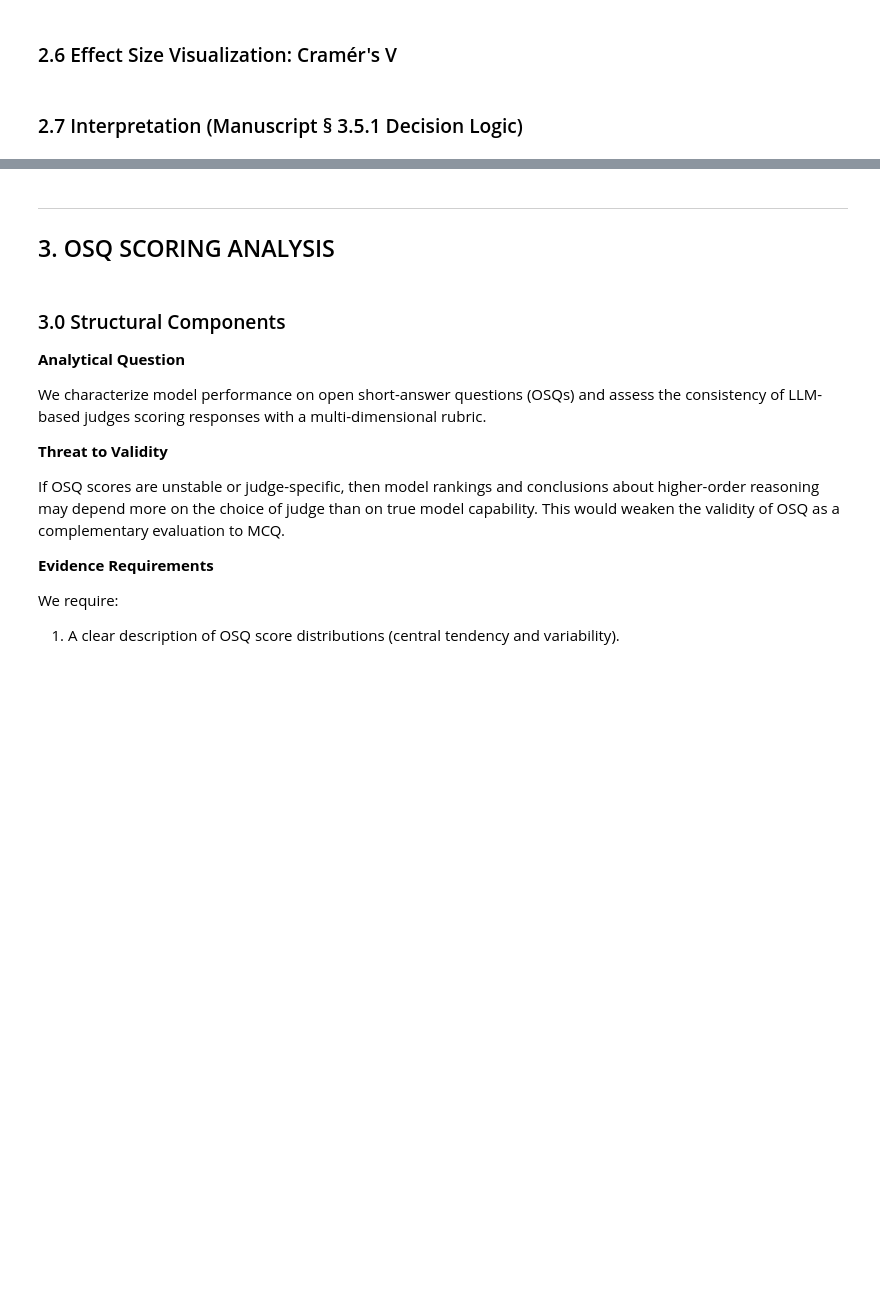
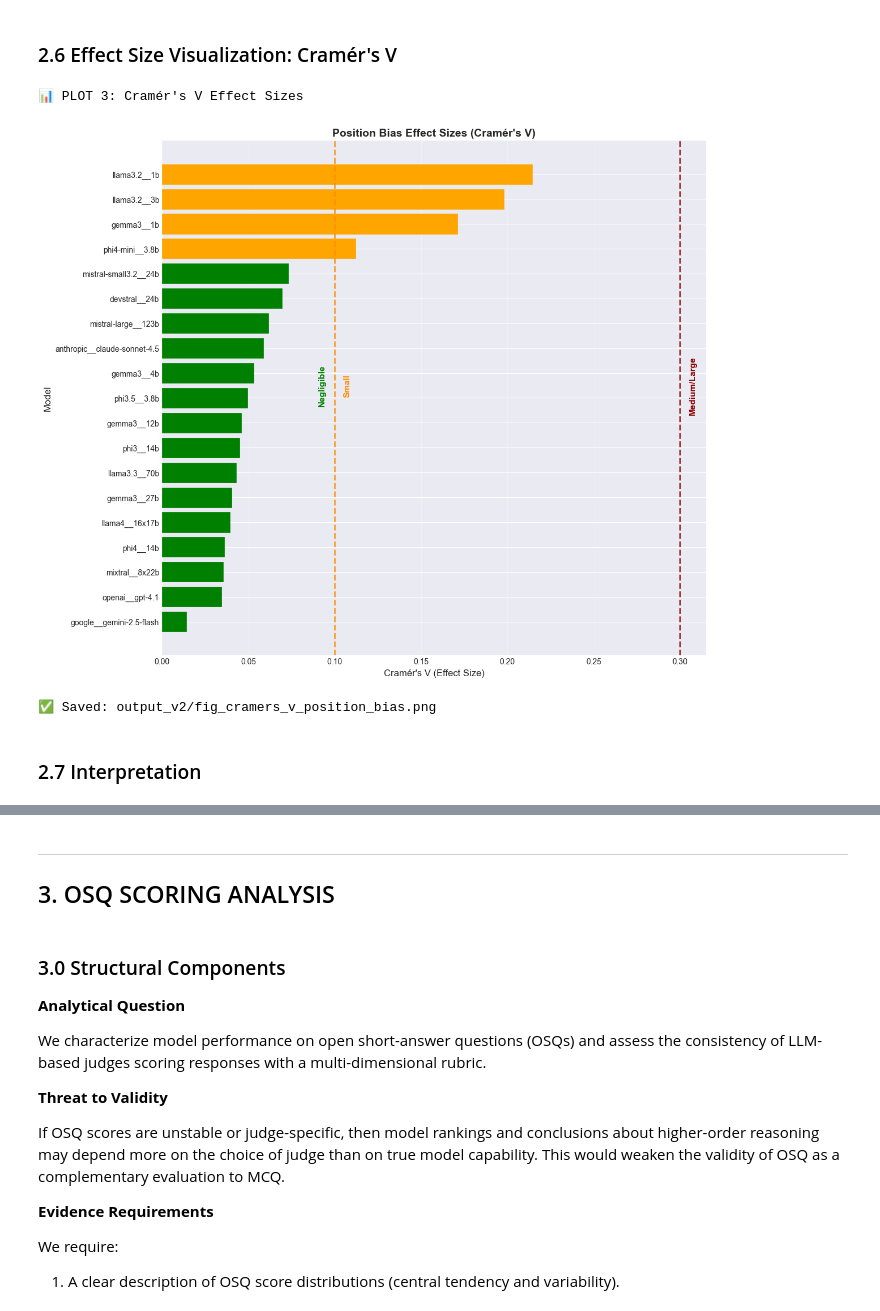
Before and after one commit to ryan-a-bell/dissertation, a Jupyter notebook: src/phase6_analysis/analysis-v2.ipynb, the cells around one changed output, grey strips where cells are left out. Saved outputs shown, nothing was run; the diff lists cells and outputs as text; code cells hidden in the pictures; blank space fills up the shorter version.

```diff
--- a/src/phase6_analysis/analysis-v2.ipynb
+++ b/src/phase6_analysis/analysis-v2.ipynb
@@ -1166,14 +1219,14 @@ print('H₀: Answer position does not affect correctness\n')
 chi_square_results = []
 
 for model in common_models:
-    model_data = mcq_position[mcq_position['model'] == model]
+    model_data = mcq_df[mcq_df['model'] == model]
 
     # Create 2×4 contingency table
     # Rows: correct (True/False)
-    # Columns: positions (A/B/C/D)
+    # Columns: variants (A/B/C/D)
     contingency = pd.crosstab(
         model_data['is_correct'],
-        model_data['position']
+        model_data['variant']
     )
 
     # Chi-square test
@@ -1295,39 +1394,57 @@ bars = ax.barh(
     chi_square_df_sorted['cramers_v'],
     edgecolor='black',
     linewidth=0.5
 )
 
 # Color bars by effect size magnitude
 colors = []
 for v in chi_square_df_sorted['cramers_v']:
     if v < 0.10:
         colors.append('green')      # Negligible
     elif v < 0.30:
         colors.append('orange')     # Moderate
     else:
         colors.append('red')        # Strong
 
 for bar, color in zip(bars, colors):
     bar.set_color(color)
 
-# Reference lines
-ax.axvline(0.10, color='orange', linestyle='--', alpha=0.5, label='V=0.10 (Small)')
-ax.axvline(0.30, color='red', linestyle='--', alpha=0.5, label='V=0.30 (Medium)')
+# Reference lines - made more visible with higher alpha and thicker lines
+ax.axvline(0.10, color='darkorange', linestyle='--', linewidth=2, alpha=0.8)
+ax.axvline(0.30, color='darkred', linestyle='--', linewidth=2, alpha=0.8)
+
+# Add zone labels rotated 90 degrees, positioned next to the reference lines
+y_mid = len(chi_square_df_sorted) / 2  # Vertical center of chart
+
+# "Negligible" - to the left of the 0.10 line
+ax.text(0.095, y_mid, 'Negligible', fontsize=11, fontweight='bold',
+        color='green', ha='right', va='center', rotation=90)
+
+# "Small" - to the right of the 0.10 line
+ax.text(0.105, y_mid, 'Small', fontsize=11, fontweight='bold',
+        color='darkorange', ha='left', va='center', rotation=90)
+
+# "Medium/Large" - to the right of the 0.30 line
+ax.text(0.305, y_mid, 'Medium/Large', fontsize=11, fontweight='bold',
+        color='darkred', ha='left', va='center', rotation=90)
 
 ax.set_xlabel("Cramér's V (Effect Size)", fontsize=12)
 ax.set_ylabel('Model', fontsize=12)
 ax.set_title("Position Bias Effect Sizes (Cramér's V)",
              fontsize=14, fontweight='bold')
-ax.legend(fontsize=10)
 ax.grid(axis='x', alpha=0.3)
 
 plt.tight_layout()
 plt.savefig(output_dir / 'fig_cramers_v_position_bias.png', dpi=300, bbox_inches='tight')
 plt.show()
 
 print(f'✅ Saved: {output_dir}/fig_cramers_v_position_bias.png')
+# %% [output]
+📊 PLOT 3: Cramér's V Effect Sizes
+[figure, added]
+✅ Saved: output_v2/fig_cramers_v_position_bias.png
 # %% [markdown]
-### 2.7 Interpretation (Manuscript § 3.5.1 Decision Logic)
+### 2.7 Interpretation
 # %%
 def interpret_position_bias(chi2_p, cramers_v, friedman_p):
     """
```
Also changed, not shown: parts of 11 cells of this notebook, 9 other files.
